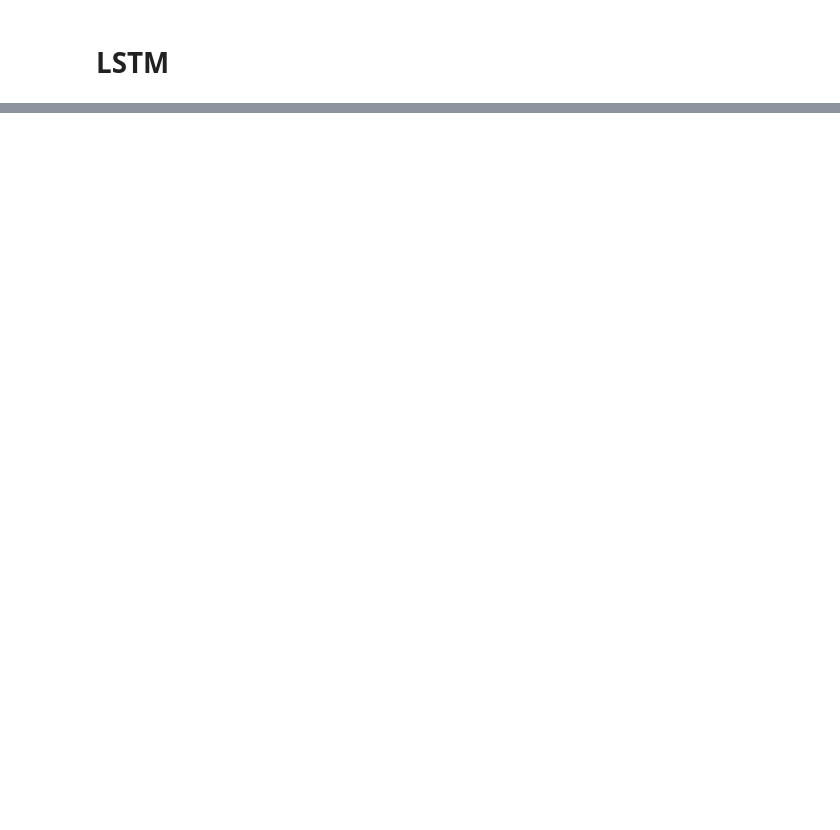
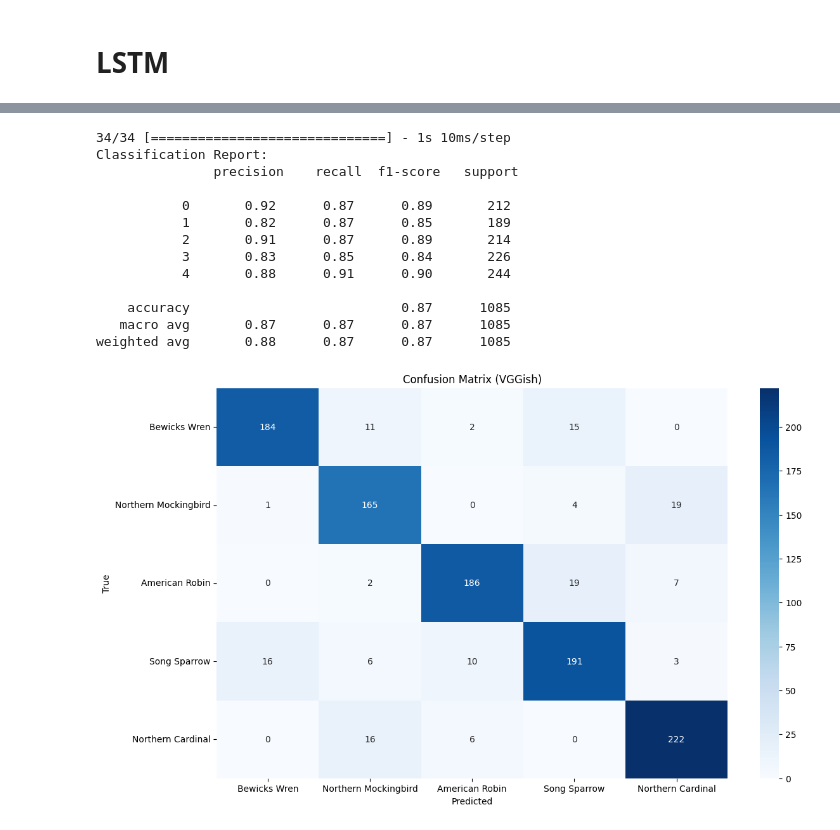
Before and after one commit to RahulBattula/Bird-Audio-Classification, a Jupyter notebook: Final_Code.ipynb, the cells around one changed output, grey strips where cells are left out. Cells and saved outputs as stored; diff of their text form; code cells hidden in the pictures; blank space fills up the shorter version.

```diff
--- a/Final_Code.ipynb
+++ b/Final_Code.ipynb
@@ -624,0 +764,54 @@ weighted avg       0.88      0.88      0.88      1085
+# %%
+from sklearn.metrics import confusion_matrix, classification_report
+import numpy as np
+import matplotlib.pyplot as plt
+import seaborn as sns
+from tensorflow.keras.models import load_model
+
+def plot_confusion_matrix(conf_matrix, class_names, save_path=None):
+    plt.figure(figsize=(13, 8))
+    sns.heatmap(conf_matrix, annot=True, fmt='d', cmap='Blues',
+                xticklabels=class_names, yticklabels=class_names)
+    plt.title('Confusion Matrix (VGGish)')
+    plt.xlabel('Predicted')
+    plt.ylabel('True')
+
+    if save_path:
+        plt.savefig(save_path)  # Save the confusion matrix plot as jpg
+    else:
+        plt.show()
+
+# Load the trained VGGish model
+vggish_model = load_model('saved_models/audio_classification_vggish.hdf5')
+
+# Make predictions on the test set
+y_pred = vggish_model.predict(X_test_vggish)
+
+# Convert one-hot encoded labels to class indices
+y_true = np.argmax(y_test, axis=1)
+y_pred = np.argmax(y_pred, axis=1)
+
+# Generate confusion matrix
+conf_matrix = confusion_matrix(y_true, y_pred)
+
+# Plot and save confusion matrix
+plot_confusion_matrix(conf_matrix, ['Bewicks Wren', 'Northern Mockingbird', 'American Robin', 'Song Sparrow', 'Northern Cardinal'],
+                      'vggish_confusion_matrix.jpg')
+
+# Print classification report
+print("Classification Report:\n", classification_report(y_true, y_pred))
+# %% [output]
+34/34 [==============================] - 1s 10ms/step
+Classification Report:
+               precision    recall  f1-score   support
+
+           0       0.92      0.87      0.89       212
+           1       0.82      0.87      0.85       189
+           2       0.91      0.87      0.89       214
+           3       0.83      0.85      0.84       226
+           4       0.88      0.91      0.90       244
+
+    accuracy                           0.87      1085
+   macro avg       0.87      0.87      0.87      1085
+weighted avg       0.88      0.87      0.87      1085
+[figure, added]
```
Also changed, not shown: parts of 33 cells of this notebook.
